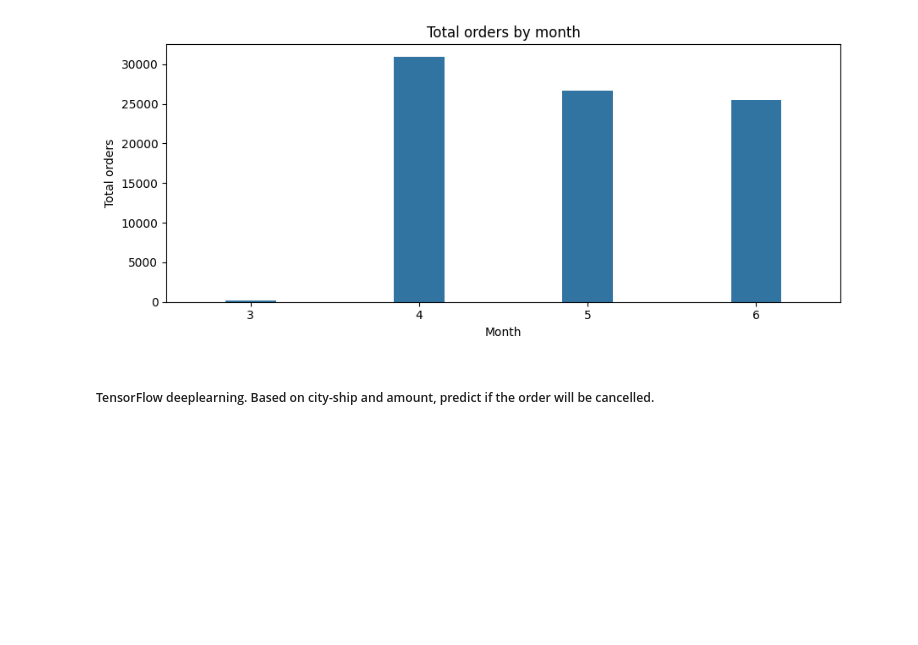
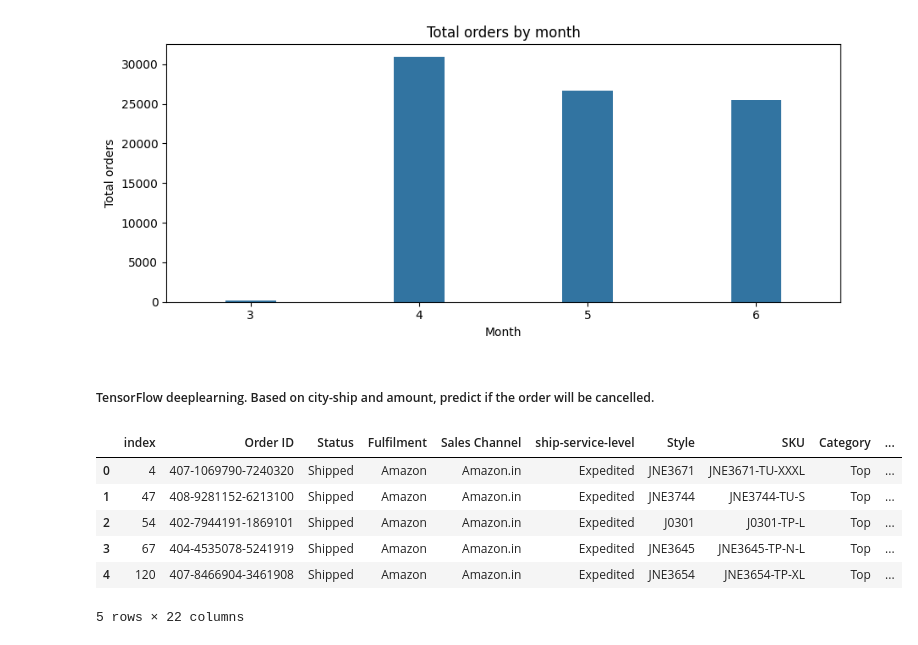
Before and after one commit to ChristianChimi/PySpark-Amazon-Analytics, a Jupyter notebook: Amazon.ipynb, the cells around one changed output. Saved outputs shown, nothing was run; the diff lists cells and outputs as text; code cells hidden in the pictures; blank space fills up the shorter version.

```diff
--- a/Amazon.ipynb
+++ b/Amazon.ipynb
@@ -100,4 +92,18 @@ plt.show()
 [figure]
 # %% [markdown]
 ##### TensorFlow deeplearning. Based on city-ship and amount, predict if the order will be cancelled.
+# %%
+#We'll focus on category "Top", so we filter the pyspark and create a pandas df.
+
+Top_df = df_clean.filter(df_clean["Category"] == "Top")
+Top_df_pandas = Top_df.toPandas()
+Top_df_pandas.head()
+# %% [output]
+|  | index | Order ID | Status | Fulfilment | Sales Channel | ship-service-level | Style | SKU | Category | ... |
+| 0 | 4 | 407-1069790-7240320 | Shipped | Amazon | Amazon.in | Expedited | JNE3671 | JNE3671-TU-XXXL | Top | ... |
+| 1 | 47 | 408-9281152-6213100 | Shipped | Amazon | Amazon.in | Expedited | JNE3744 | JNE3744-TU-S | Top | ... |
+| 2 | 54 | 402-7944191-1869101 | Shipped | Amazon | Amazon.in | Expedited | J0301 | J0301-TP-L | Top | ... |
+| 3 | 67 | 404-4535078-5241919 | Shipped | Amazon | Amazon.in | Expedited | JNE3645 | JNE3645-TP-N-L | Top | ... |
+| 4 | 120 | 407-8466904-3461908 | Shipped | Amazon | Amazon.in | Expedited | JNE3654 | JNE3654-TP-XL | Top | ... |
+5 rows × 22 columns
 # %%
```
Also changed, not shown: parts of 7 cells of this notebook.
